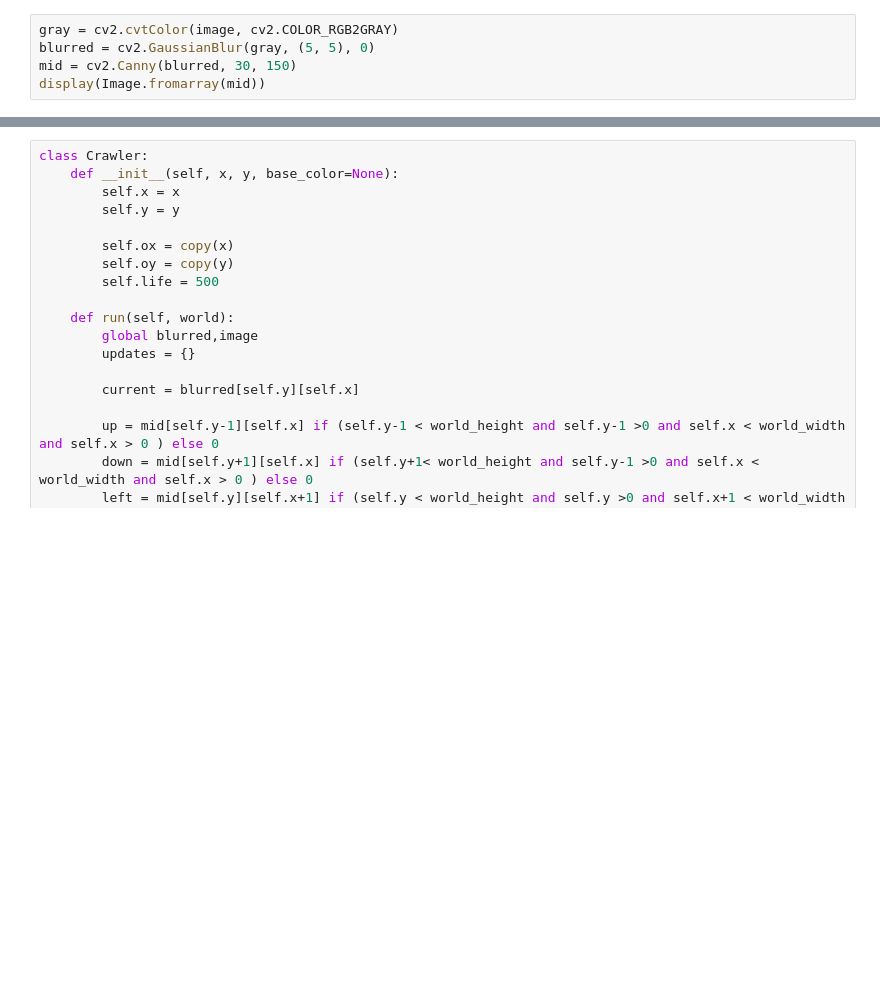
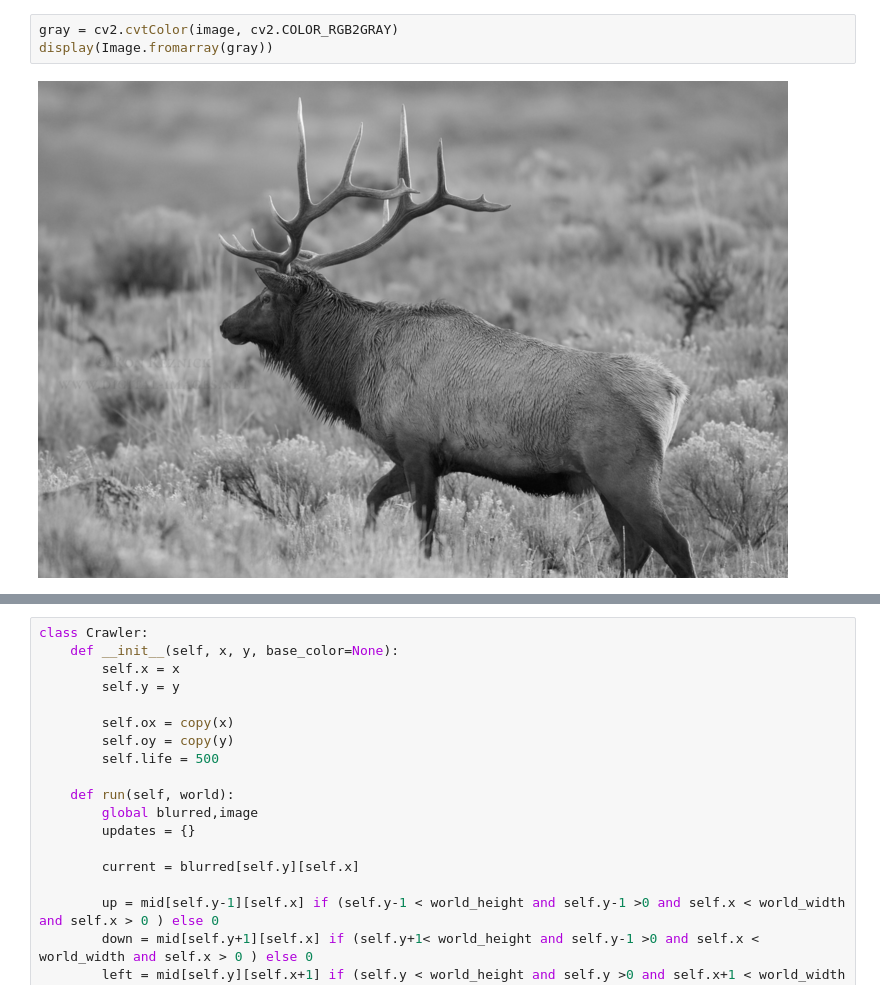
Before and after one commit to sam2332/Some-Notebooks, a Jupyter notebook: Image/Generative Art/Crawler/Follow Edges/Jupyter Canvas Crawler Demo.ipynb, the cells around one changed output, grey strips where cells are left out. Cells and saved outputs as stored; diff of their text form; blank space fills up the shorter version.

```diff
--- a/Image/Generative Art/Crawler/Follow Edges/Jupyter Canvas Crawler Demo.ipynb
+++ b/Image/Generative Art/Crawler/Follow Edges/Jupyter Canvas Crawler Demo.ipynb
@@ -18,5 +22,5 @@ display(Image.fromarray(image))
-# %%
-gray = cv2.cvtColor(image, cv2.COLOR_RGB2GRAY)
-blurred = cv2.GaussianBlur(gray, (5, 5), 0)
-mid = cv2.Canny(blurred, 30, 150)
-display(Image.fromarray(mid))
+# %%
+gray = cv2.cvtColor(image, cv2.COLOR_RGB2GRAY)
+display(Image.fromarray(gray))
+# %% [output]
+[figure, added]
```
Also changed, not shown: parts of 12 cells of this notebook.
